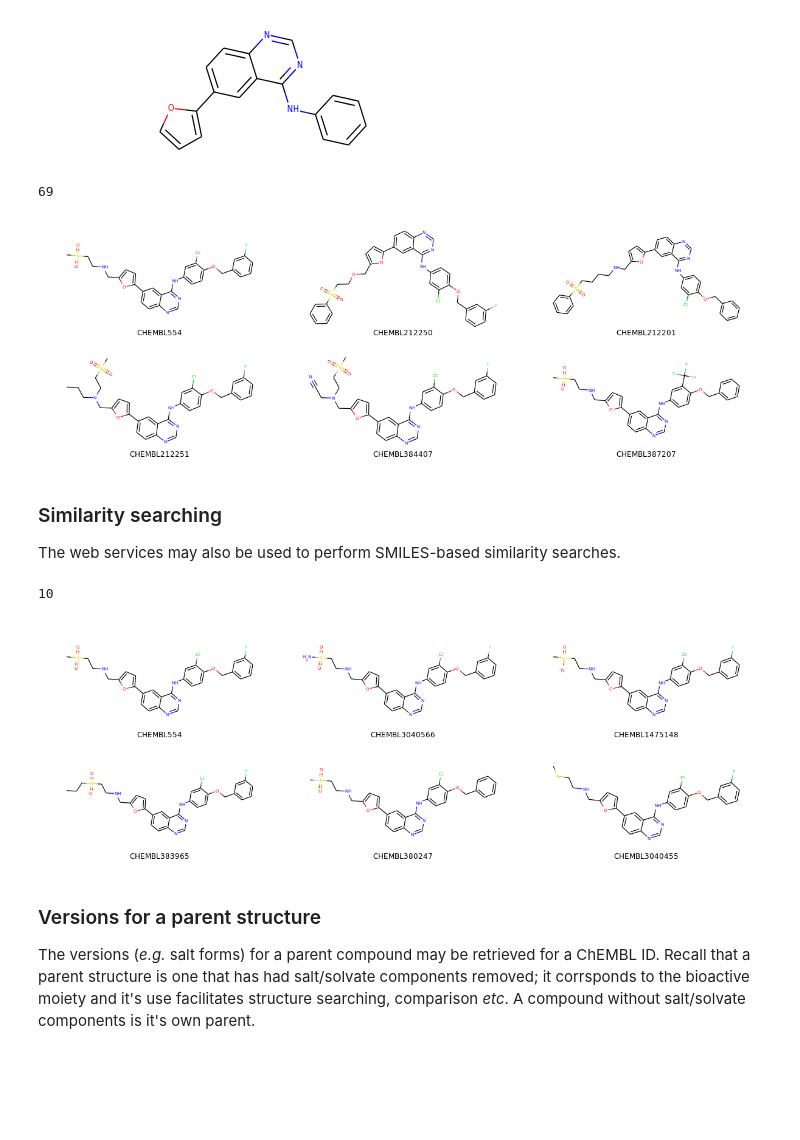
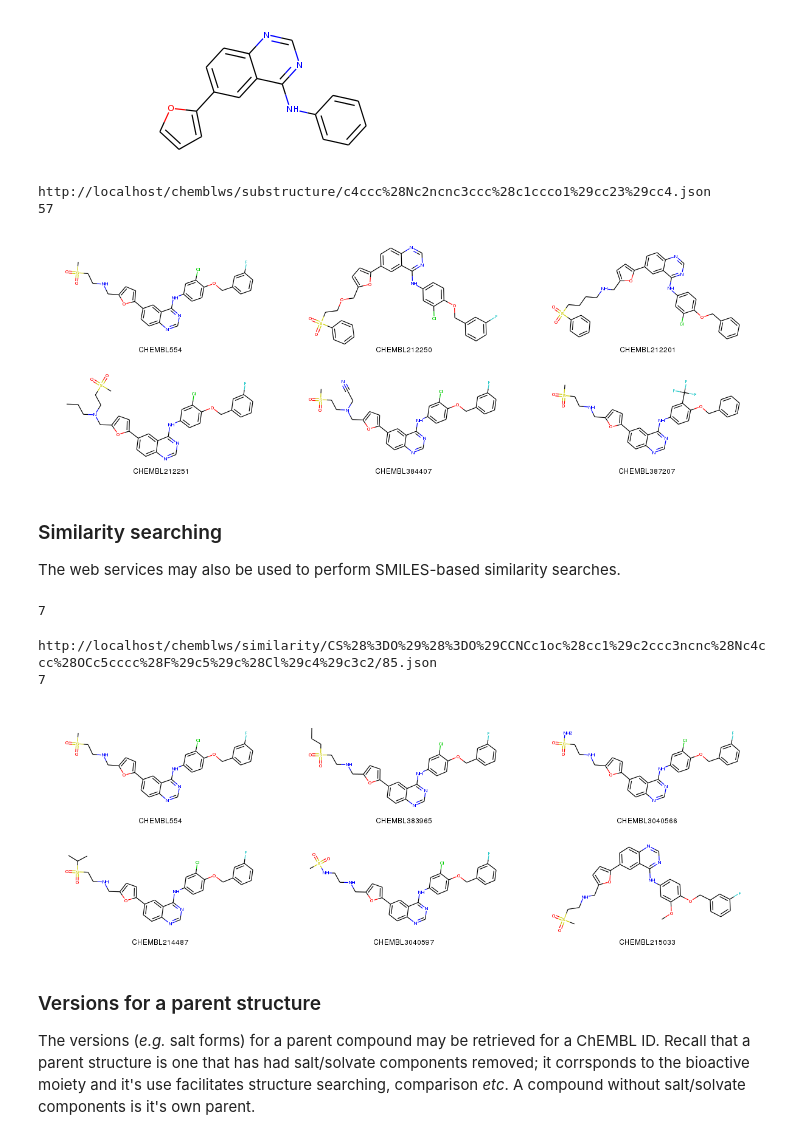
Before and after one commit to chembl/mychembl, a Jupyter notebook: ipython_notebooks/09_myChEMBL_web_services.ipynb, the cells around one changed output. Cells and saved outputs as stored; diff of their text form; code cells hidden in the pictures; blank space fills up the shorter version.

```diff
--- a/ipython_notebooks/09_myChEMBL_web_services.ipynb
+++ b/ipython_notebooks/09_myChEMBL_web_services.ipynb
@@ -448,17 +693,25 @@ Chem.MolFromSmiles(query)
 # %% [output]
 [figure]
 # %%
-# Perform substructure search on query...
+# Perform substructure search on query using client
 
-records = compounds.substructure(query)
-
-len(records)
+substructure = new_client.substructure
+records = substructure.filter(smiles=query)
-# %% [output]
-69
+# %%
+# ... and using raw url-endpoint
+
+url = url_stem + "/substructure/" + quote(query) + ".json"
+result = requests.get(url).json()
+
+print url
+print result['page_meta']['total_count']
+# %% [output]
+http://localhost/chemblws/substructure/c4ccc%28Nc2ncnc3ccc%28c1ccco1%29cc23%29cc4.json
+57
 # %%
-Draw.MolsToGridImage([Chem.MolFromSmiles(x["smiles"]) for x in records[:6]], legends=[x["chemblId"] for x in records], subImgSize=(400, 200))
+Draw.MolsToGridImage([Chem.MolFromSmiles(x['molecule_structures']['canonical_smiles']) for x in records[:6]], legends=[x["molecule_chembl_id"] for x in records], subImgSize=(400, 200))
 # %% [output]
-[figure, old version]
+[figure, new version]
 # %% [markdown]
 ### Similarity searching
 
@@ -469,18 +721,29 @@ The web services may also be used to perform SMILES-based similarity searches.
 smiles = "CS(=O)(=O)CCNCc1oc(cc1)c2ccc3ncnc(Nc4ccc(OCc5cccc(F)c5)c(Cl)c4)c3c2"
 # %%
-# Peform similarity search on molecule...
+# Peform similarity search on molecule using client...
 
 # Note that a percentage similarity must be supplied.
+similarity = new_client.similarity
+res = similarity.filter(smiles=smiles, similarity=85)
 
-records = compounds.similar_to(smiles, 90)
-
-len(records)
+len(res)
 # %% [output]
-10
+7
+# %%
+##### ... and using raw url-endpoint
+
+url = url_stem + "/similarity/" + quote(smiles) + "/85.json"
+result = requests.get(url).json()
+
+print url
+print result['page_meta']['total_count']
+# %% [output]
+http://localhost/chemblws/similarity/CS%28%3DO%29%28%3DO%29CCNCc1oc%28cc1%29c2ccc3ncnc%28Nc4ccc%28OCc5cccc%28F%29c5%29c%28Cl%29c4%29c3c2/85.json
+7
 # %%
-Draw.MolsToGridImage([Chem.MolFromSmiles(x["smiles"]) for x in records[:6]], legends=[x["chemblId"] for x in records], subImgSize=(400, 200))
+Draw.MolsToGridImage([Chem.MolFromSmiles(x['molecule_structures']['canonical_smiles']) for x in res[:6]], legends=[x["molecule_chembl_id"] for x in res], subImgSize=(400, 200))
 # %% [output]
-[figure, old version]
+[figure, new version]
 # %% [markdown]
 ### Versions for a parent structure
 
```
Also changed, not shown: parts of 132 cells of this notebook.
